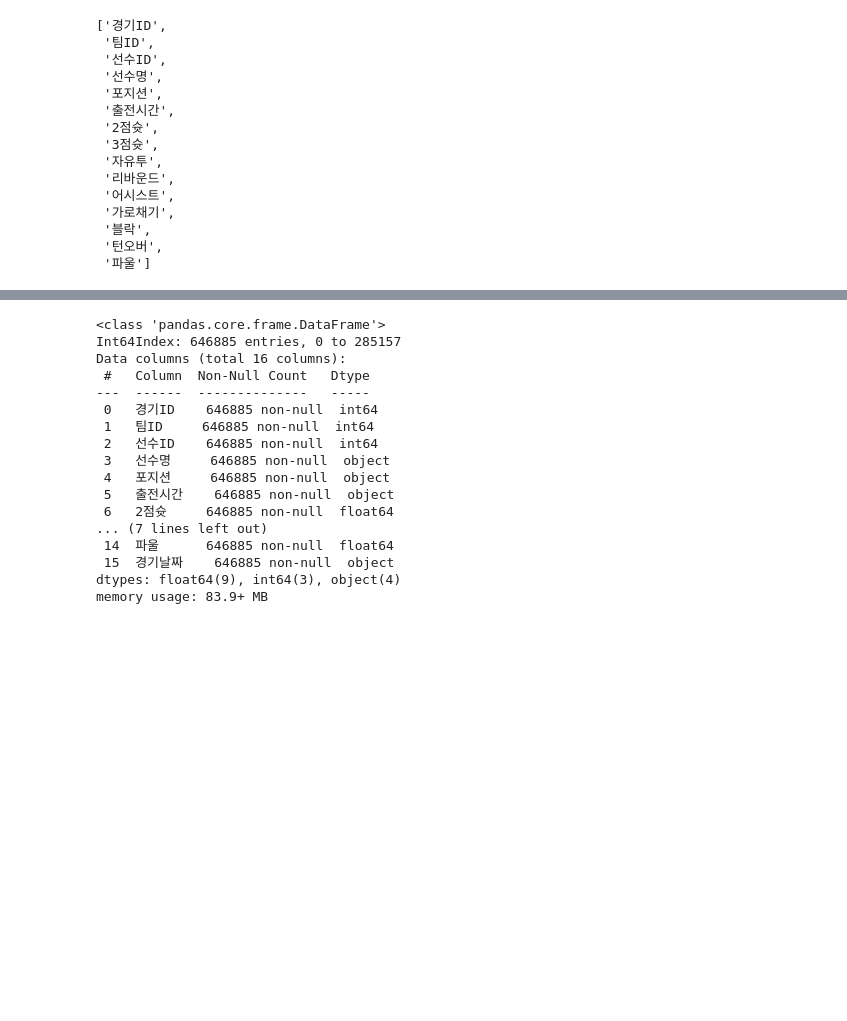
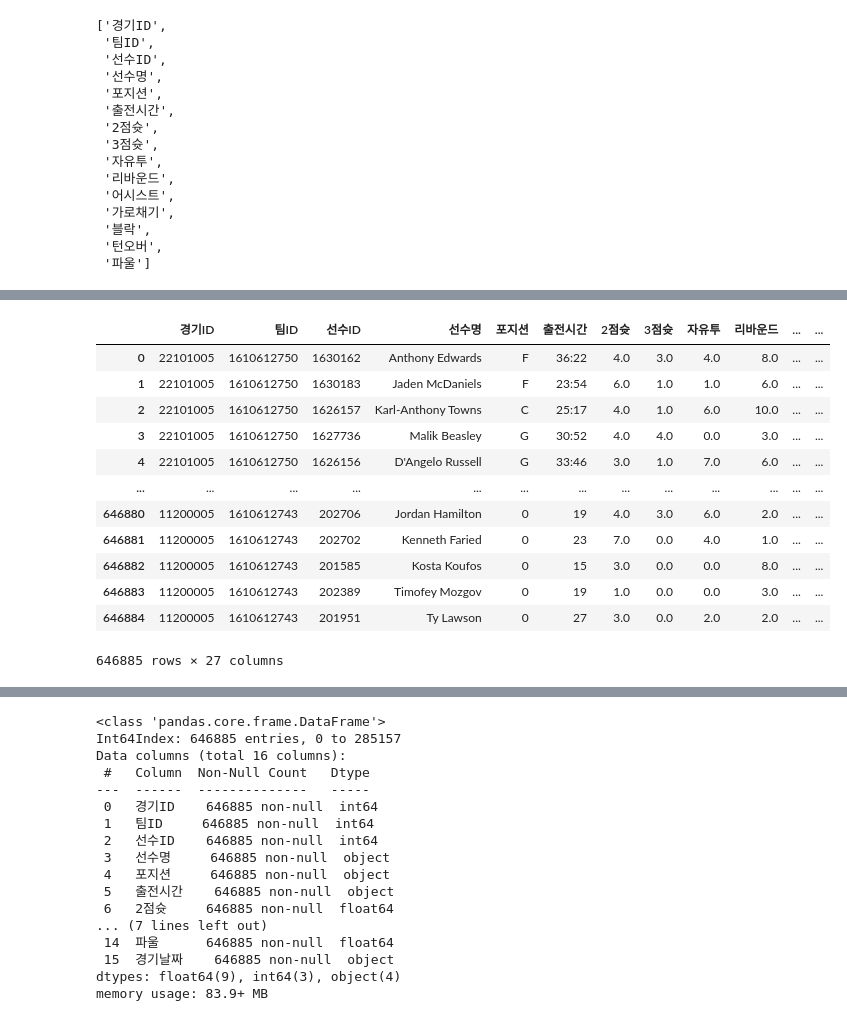
Before and after one commit to JeongUngKim/streamlit_project, a Jupyter notebook: data_analysis.ipynb, the cells around one changed output, grey strips where cells are left out. Drawn from its saved outputs; the diff is of its cells as text; code cells hidden in the pictures; blank space fills up the shorter version.

```diff
--- a/data_analysis.ipynb
+++ b/data_analysis.ipynb
@@ -611,3 +731,19 @@ df_games_detail.columns.tolist()
+# %%
+pd.merge(df_games_detail,df_games,on='경기ID')
+# %% [output]
+|  | 경기ID | 팀ID | 선수ID | 선수명 | 포지션 | 출전시간 | 2점슛 | 3점슛 | 자유투 | 리바운드 | ... | ... |
+| 0 | 22101005 | 1610612750 | 1630162 | Anthony Edwards | F | 36:22 | 4.0 | 3.0 | 4.0 | 8.0 | ... | ... |
+| 1 | 22101005 | 1610612750 | 1630183 | Jaden McDaniels | F | 23:54 | 6.0 | 1.0 | 1.0 | 6.0 | ... | ... |
+| 2 | 22101005 | 1610612750 | 1626157 | Karl-Anthony Towns | C | 25:17 | 4.0 | 1.0 | 6.0 | 10.0 | ... | ... |
+| 3 | 22101005 | 1610612750 | 1627736 | Malik Beasley | G | 30:52 | 4.0 | 4.0 | 0.0 | 3.0 | ... | ... |
+| 4 | 22101005 | 1610612750 | 1626156 | D'Angelo Russell | G | 33:46 | 3.0 | 1.0 | 7.0 | 6.0 | ... | ... |
+| ... | ... | ... | ... | ... | ... | ... | ... | ... | ... | ... | ... | ... |
+| 646880 | 11200005 | 1610612743 | 202706 | Jordan Hamilton | 0 | 19 | 4.0 | 3.0 | 6.0 | 2.0 | ... | ... |
+| 646881 | 11200005 | 1610612743 | 202702 | Kenneth Faried | 0 | 23 | 7.0 | 0.0 | 4.0 | 1.0 | ... | ... |
+| 646882 | 11200005 | 1610612743 | 201585 | Kosta Koufos | 0 | 15 | 3.0 | 0.0 | 0.0 | 8.0 | ... | ... |
+| 646883 | 11200005 | 1610612743 | 202389 | Timofey Mozgov | 0 | 19 | 1.0 | 0.0 | 0.0 | 3.0 | ... | ... |
+| 646884 | 11200005 | 1610612743 | 201951 | Ty Lawson | 0 | 27 | 3.0 | 0.0 | 2.0 | 2.0 | ... | ... |
+646885 rows × 27 columns
 # %%
 df_games_detail=pd.merge(df_games_detail,df_games).loc[:,:'경기날짜'].sort_values('경기날짜',ascending=False)
 # %%
```
Also changed, not shown: parts of 17 cells of this notebook, 1 other file.
